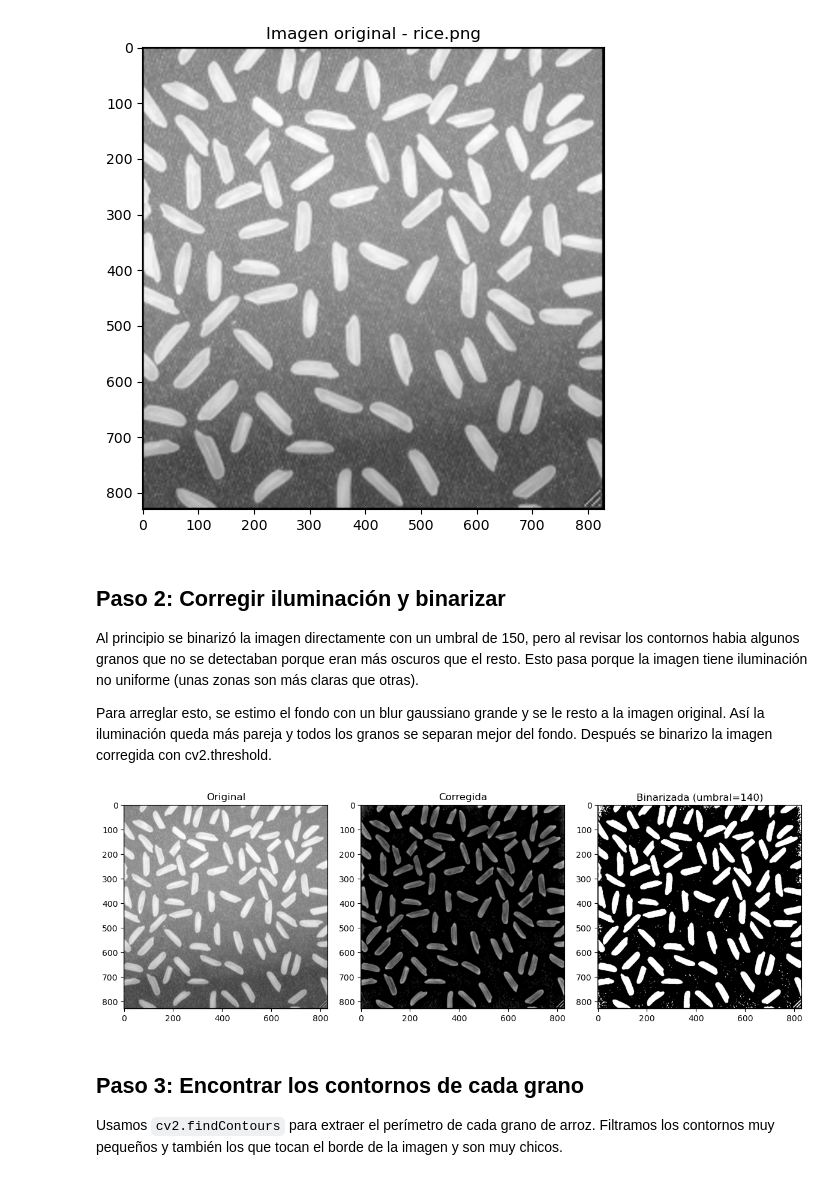
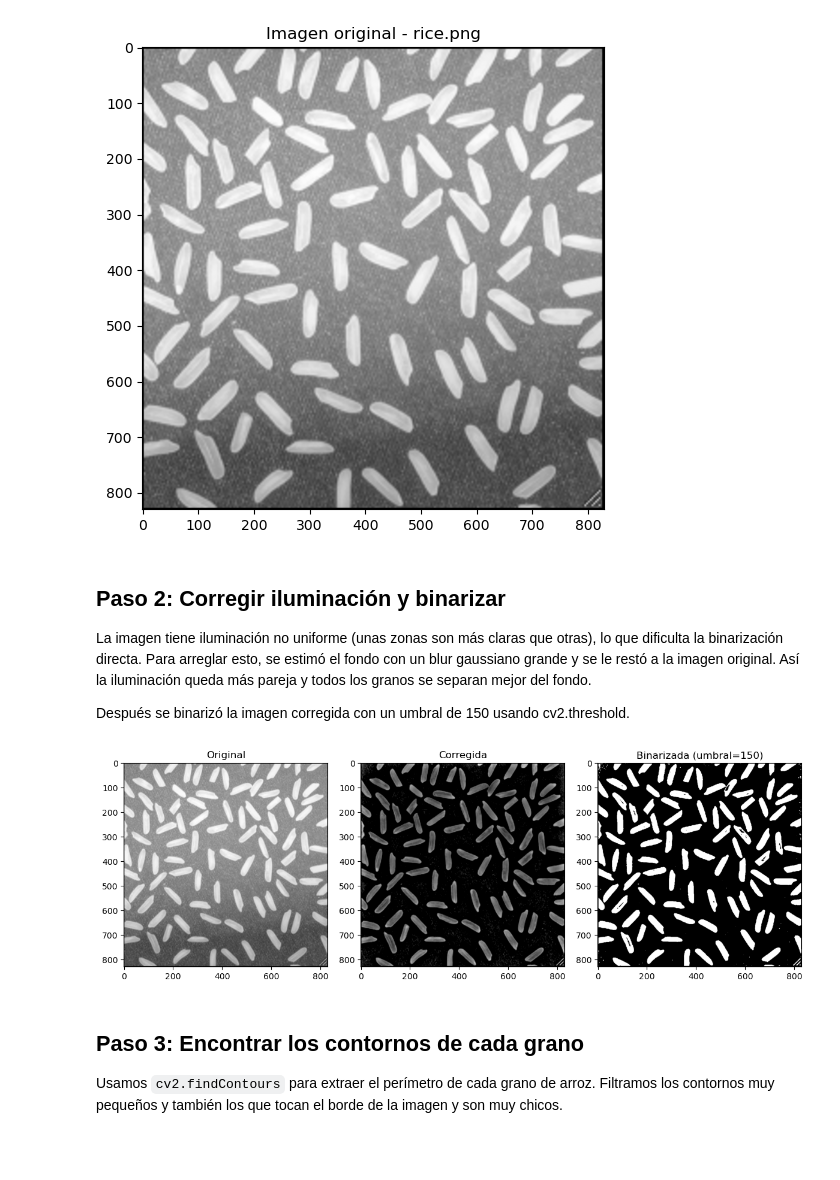
Before and after one commit to lauraromero-cm/Tareas-Patrones, a Jupyter notebook: Tarea2/tarea_02.ipynb, the cells around one changed output. Cells and saved outputs as stored; diff of their text form; code cells hidden in the pictures; blank space fills up the shorter version.

```diff
--- a/Tarea2/tarea_02.ipynb
+++ b/Tarea2/tarea_02.ipynb
@@ -43,33 +43,33 @@ Valor minimo: 0 Valor maximo: 216
 # %% [markdown]
 ## Paso 2: Corregir iluminación y binarizar
 
-Al principio se binarizó la imagen directamente con un umbral de 150, pero al revisar los contornos habia algunos granos que no se detectaban porque eran más oscuros que el resto. Esto pasa porque la imagen tiene iluminación no uniforme (unas zonas son más claras que otras).
+La imagen tiene iluminación no uniforme (unas zonas son más claras que otras), lo que dificulta la binarización directa. Para arreglar esto, se estimó el fondo con un blur gaussiano grande y se le restó a la imagen original. Así la iluminación queda más pareja y todos los granos se separan mejor del fondo.
 
-Para arreglar esto, se estimo el fondo con un blur gaussiano grande y se le resto a la imagen original. Así la iluminación queda más pareja y todos los granos se separan mejor del fondo. Después se binarizo la imagen corregida con cv2.threshold.
+Después se binarizó la imagen corregida con un umbral de 150 usando cv2.threshold.
 # %%
 # estimamos el fondo con un blur gaussiano grande
 fondo = cv2.GaussianBlur(img, (101, 101), 0)
 
 # restamos el fondo para corregir la iluminacion
 corregida = cv2.subtract(img, fondo) + 128
 
-# binarizamos la imagen corregida con umbral 140
-th, bw = cv2.threshold(corregida, 140, 255, cv2.THRESH_BINARY)
+# binarizamos la imagen corregida con umbral 150
+th, bw = cv2.threshold(corregida, 150, 255, cv2.THRESH_BINARY)
 
 plt.figure(figsize=(12,4))
 plt.subplot(1,3,1)
 plt.imshow(img, cmap='gray')
 plt.title('Original')
 plt.subplot(1,3,2)
 plt.imshow(corregida, cmap='gray')
 plt.title('Corregida')
 plt.subplot(1,3,3)
 plt.imshow(bw, cmap='gray')
-plt.title('Binarizada (umbral=140)')
+plt.title('Binarizada (umbral=150)')
 plt.tight_layout()
 plt.show()
 # %% [output]
-[figure, old version]
+[figure, new version]
 # %% [markdown]
 ## Paso 3: Encontrar los contornos de cada grano
 Usamos `cv2.findContours` para extraer el perímetro de cada grano de arroz.
```
Also changed, not shown: parts of 3 cells of this notebook.
